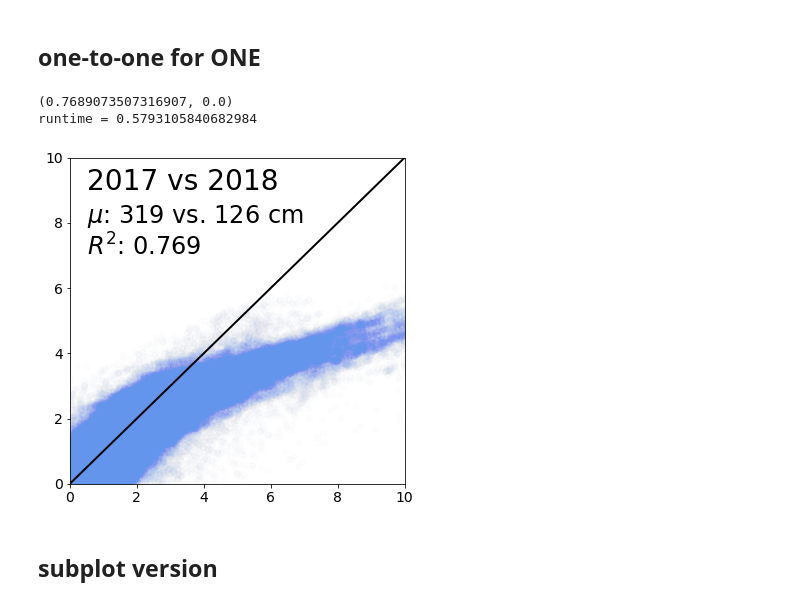
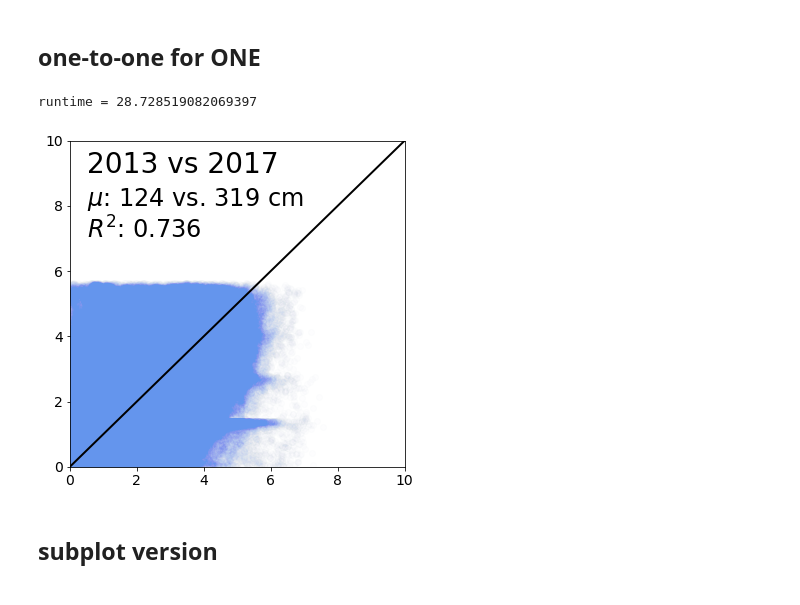
Before and after one commit to meganmason/jlabs, a Jupyter notebook: xarray/one_to_one.ipynb, the cells around one changed output. Cells and saved outputs as stored; diff of their text form; code cells hidden in the pictures.

```diff
--- a/xarray/one_to_one.ipynb
+++ b/xarray/one_to_one.ipynb
@@ -93,8 +93,8 @@ fs_legend = 20
 # %% [markdown]
 ## NOT flattened to begin with
 # %%
-fname = '~/Documents/projects/thesis/results/output/compiled_SUPERsnow.nc'
-
+# fname = '~/Documents/projects/thesis/results/output/compiled_SUPERsnow.nc' #ARS
+fname = '~/Documents/research/sierra/data/compiled_SUPERsnow.nc' #BSU
 #~~~~ ds full
 ds = xr.open_dataset(fname,  chunks={'time':1,'x':1000,'y':1000})
 ds.close()
@@ -171,17 +171,16 @@ def one_to_one(lidar_date_str_1, lidar_date_str_2):
 # %%
 t=time.time()
 
 plt.figure(figsize=(6,6))
-l1,l2 = one_to_one('2017-04-01', '2018-04-23')
+l1,l2 = one_to_one('2013-04-03', '2017-04-01')
 plt.savefig('../figs/one2one_{}_vs_{}'.format(l1,l2), dpi=300)
 
 
 tt=time.time()
 print('runtime =', (tt-t)/60)
 # %% [output]
-(0.7689073507316907, 0.0)
-runtime = 0.5793105840682984
+runtime = 28.728519082069397
-[figure, old version]
+[figure, new version]
 # %% [markdown]
 ## subplot version
 # %%
```
Also changed, not shown: 3 other files.
